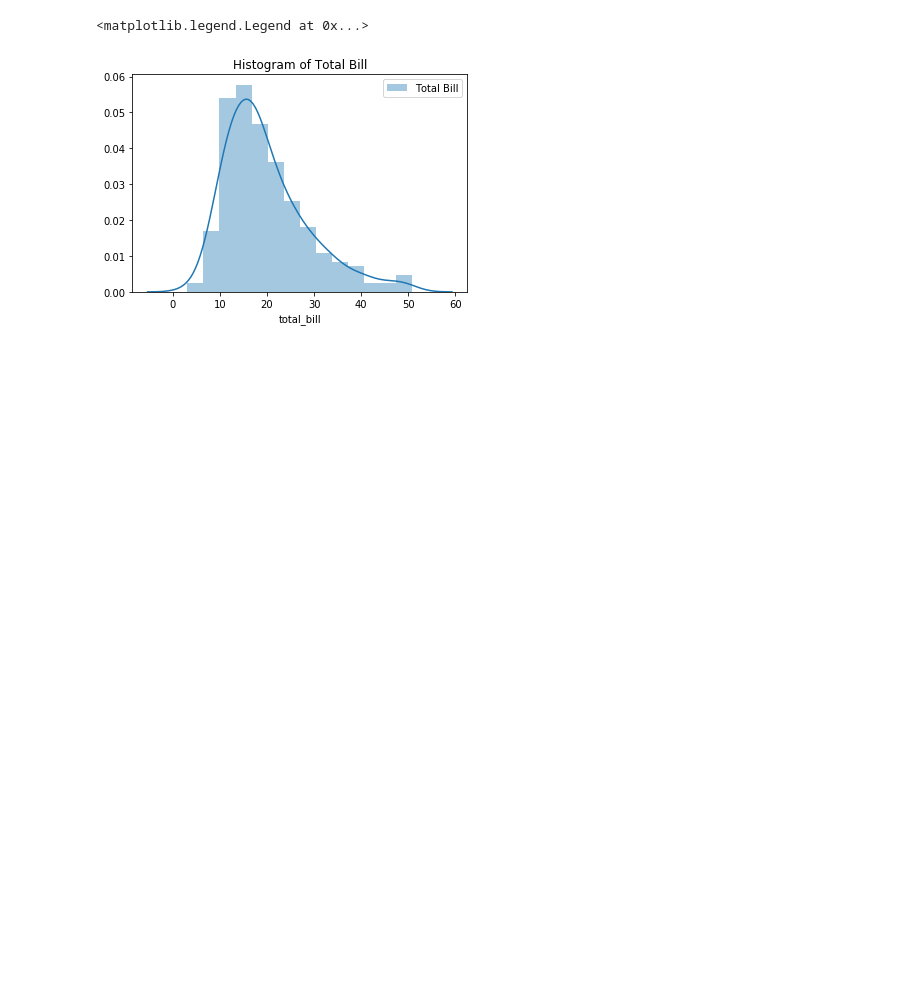
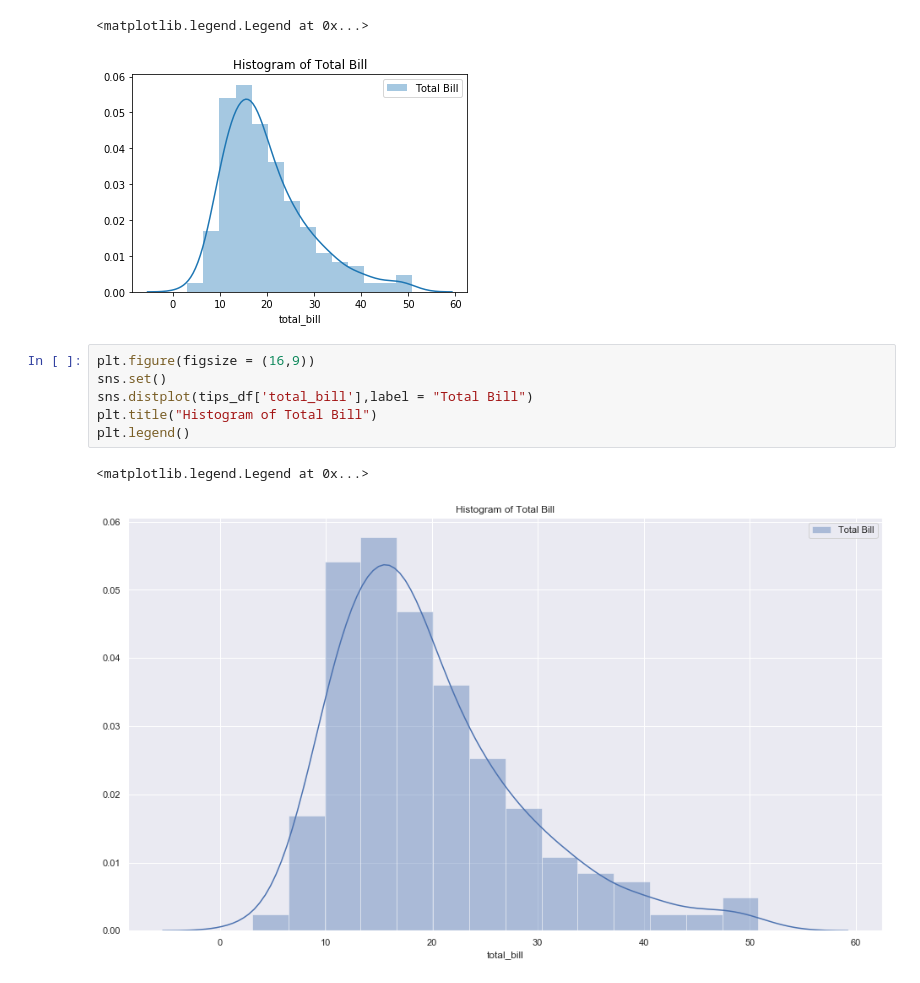
Before and after one commit to Itsmrk/Seaborn, a Jupyter notebook: 02.Seaborn histogram using distplot().ipynb, the cells around one changed output. Cells and saved outputs as stored; diff of their text form; blank space fills up the shorter version.

Commit message:
seaborn histogram complete

```diff
--- a/02.Seaborn histogram using distplot().ipynb
+++ b/02.Seaborn histogram using distplot().ipynb
@@ -105,3 +105,12 @@ plt.legend()
 # %% [output]
 <matplotlib.legend.Legend at 0x...>
 [figure]
+# %%
+plt.figure(figsize = (16,9))
+sns.set()
+sns.distplot(tips_df['total_bill'],label = "Total Bill")
+plt.title("Histogram of Total Bill")
+plt.legend()
+# %% [output]
+<matplotlib.legend.Legend at 0x...>
+[figure, added]
```
Also changed, not shown: parts of 9 cells of this notebook.
